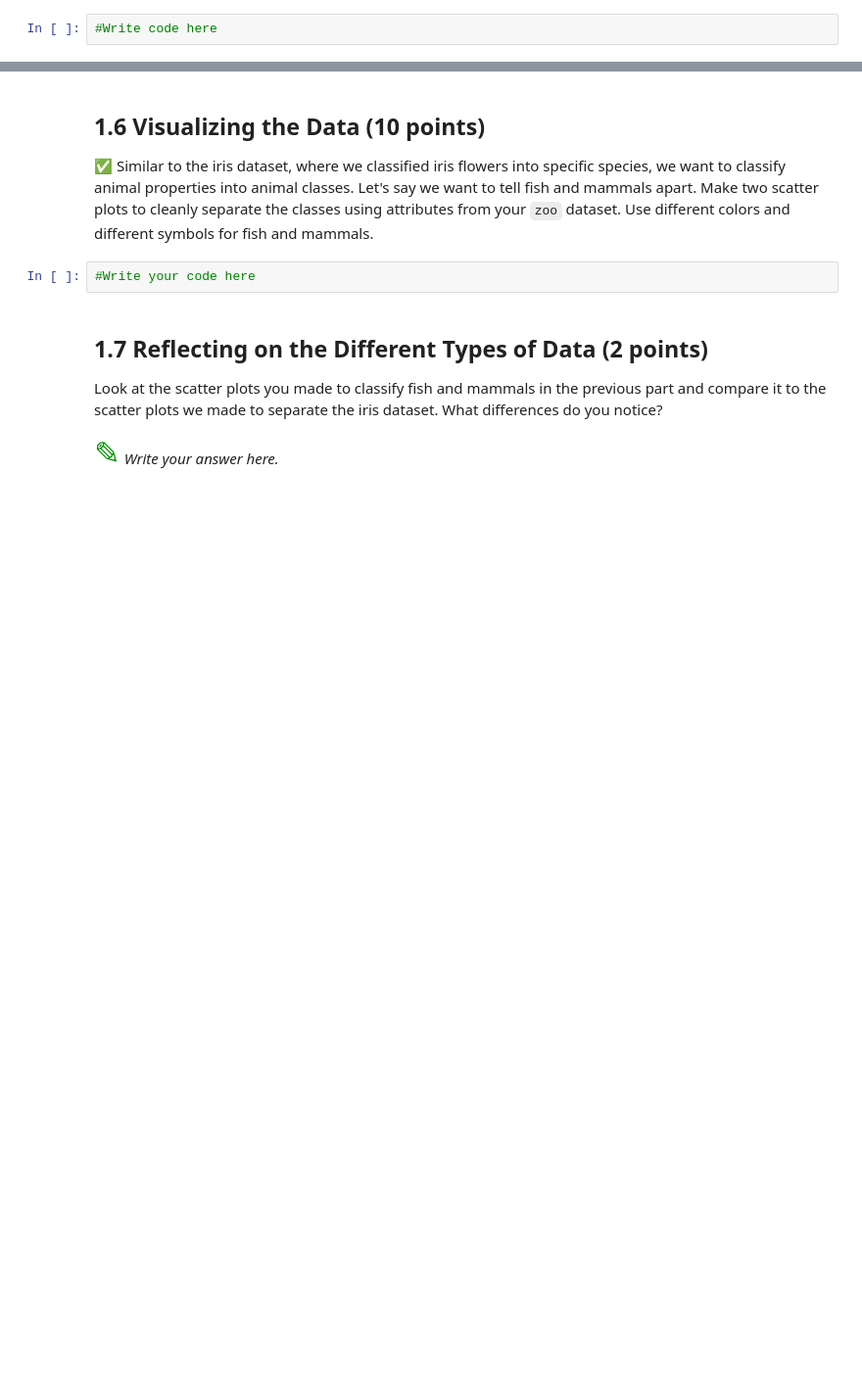
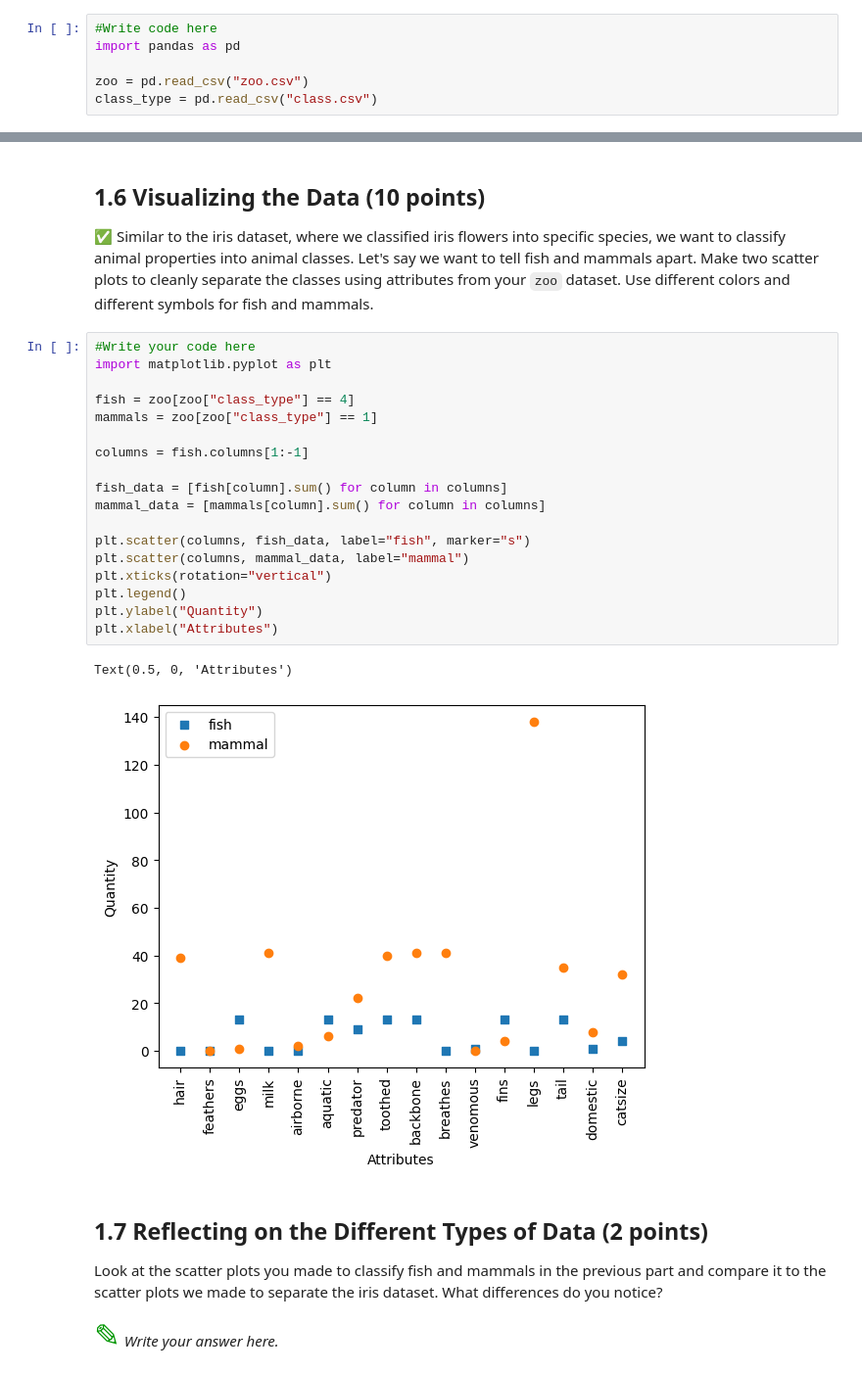
Before and after one commit to PKJ23/CMSE202-s23-turnin, a Jupyter notebook: hw-02/HW-02_PandasAndObjects-Estes.ipynb, the cells around one changed output, grey strips where cells are left out. Shown at 98% size. Cells and saved outputs as stored; diff of their text form; blank space fills up the shorter version.

```diff
--- a/hw-02/HW-02_PandasAndObjects-Estes.ipynb
+++ b/hw-02/HW-02_PandasAndObjects-Estes.ipynb
@@ -83,6 +88,10 @@ Look at both datasets (`class.csv`, `zoo.csv`). Describe the contents of both da
 &#9989; Use pandas to read in the `zoo.csv` and `class.csv` files into DataFrames.
 # %%
 #Write code here
+import pandas as pd
+
+zoo = pd.read_csv("zoo.csv")
+class_type = pd.read_csv("class.csv")
 # %% [markdown]
 ## Part 1.5 Counting Classes (2 Points).
 
@@ -95,6 +127,25 @@ Look back in the PCA/ICA and see how we used `groupby` to find the number of Iri
 &#9989; Similar to the iris dataset, where we classified iris flowers into specific species, we want to classify animal properties into animal classes. Let's say we want to tell fish and mammals apart. Make two scatter plots to cleanly separate the classes using attributes from your `zoo` dataset. Use different colors and different symbols for fish and mammals.
 # %%
 #Write your code here
+import matplotlib.pyplot as plt
+
+fish = zoo[zoo["class_type"] == 4]
+mammals = zoo[zoo["class_type"] == 1]
+
+columns = fish.columns[1:-1]
+
+fish_data = [fish[column].sum() for column in columns]
+mammal_data = [mammals[column].sum() for column in columns]
+
+plt.scatter(columns, fish_data, label="fish", marker="s")
+plt.scatter(columns, mammal_data, label="mammal")
+plt.xticks(rotation="vertical")
+plt.legend()
+plt.ylabel("Quantity")
+plt.xlabel("Attributes")
+# %% [output]
+Text(0.5, 0, 'Attributes')
+[figure, added]
 # %% [markdown]
 ## 1.7 Reflecting on the Different Types of Data (2 points)
 
```
Also changed, not shown: parts of 15 cells of this notebook, 2 other files.
